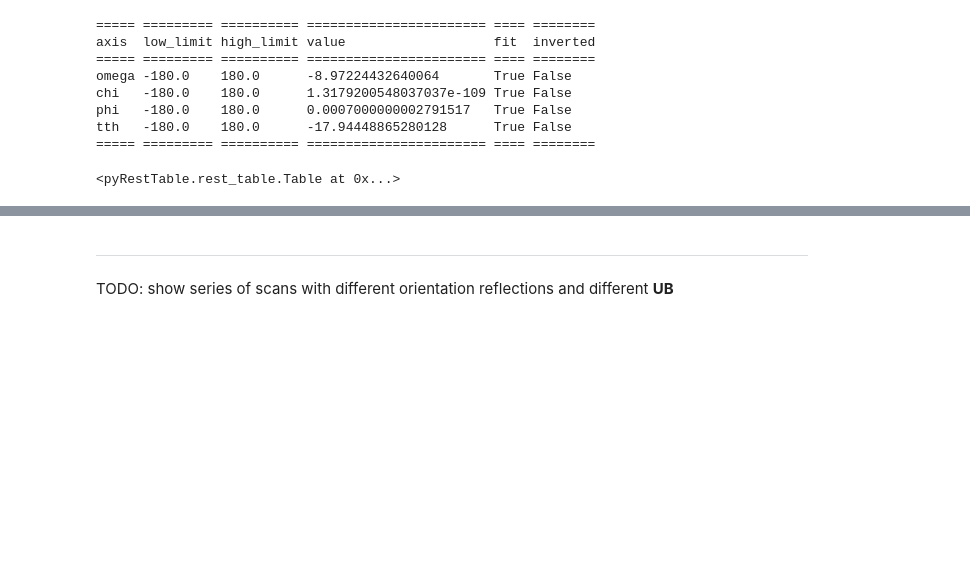
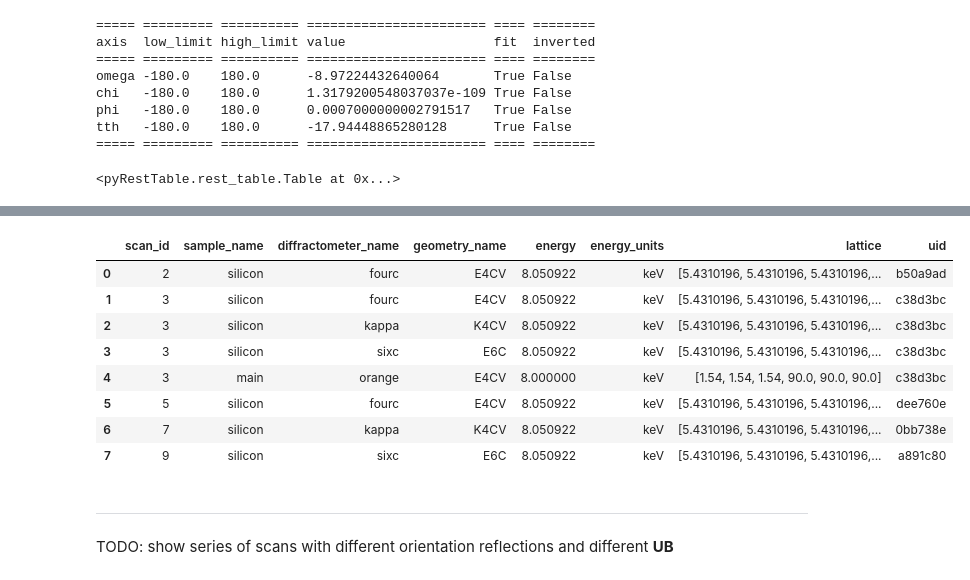
Before and after one commit to bluesky/hklpy, a Jupyter notebook: examples/tst_UB_save_restore.ipynb, the cells around one changed output, grey strips where cells are left out. Cells and saved outputs as stored; diff of their text form; code cells hidden in the pictures; blank space fills up the shorter version.

```diff
--- a/examples/tst_UB_save_restore.ipynb
+++ b/examples/tst_UB_save_restore.ipynb
@@ -326,3 +233,15 @@ tth   -180.0    180.0      -17.94448865280128      True False
+# %%
+list_orientation_runs(cat, "energy", "energy_units", "lattice")
+# %% [output]
+|  | scan_id | sample_name | diffractometer_name | geometry_name | energy | energy_units | lattice | uid |
+| 0 | 2 | silicon | fourc | E4CV | 8.050922 | keV | [5.4310196, 5.4310196, 5.4310196,... | b50a9ad |
+| 1 | 3 | silicon | fourc | E4CV | 8.050922 | keV | [5.4310196, 5.4310196, 5.4310196,... | c38d3bc |
+| 2 | 3 | silicon | kappa | K4CV | 8.050922 | keV | [5.4310196, 5.4310196, 5.4310196,... | c38d3bc |
+| 3 | 3 | silicon | sixc | E6C | 8.050922 | keV | [5.4310196, 5.4310196, 5.4310196,... | c38d3bc |
+| 4 | 3 | main | orange | E4CV | 8.000000 | keV | [1.54, 1.54, 1.54, 90.0, 90.0, 90.0] | c38d3bc |
+| 5 | 5 | silicon | fourc | E4CV | 8.050922 | keV | [5.4310196, 5.4310196, 5.4310196,... | dee760e |
+| 6 | 7 | silicon | kappa | K4CV | 8.050922 | keV | [5.4310196, 5.4310196, 5.4310196,... | 0bb738e |
+| 7 | 9 | silicon | sixc | E6C | 8.050922 | keV | [5.4310196, 5.4310196, 5.4310196,... | a891c80 |
 # %% [markdown]
 ------------
 
```
Also changed, not shown: parts of 15 cells of this notebook, 2 other files.
